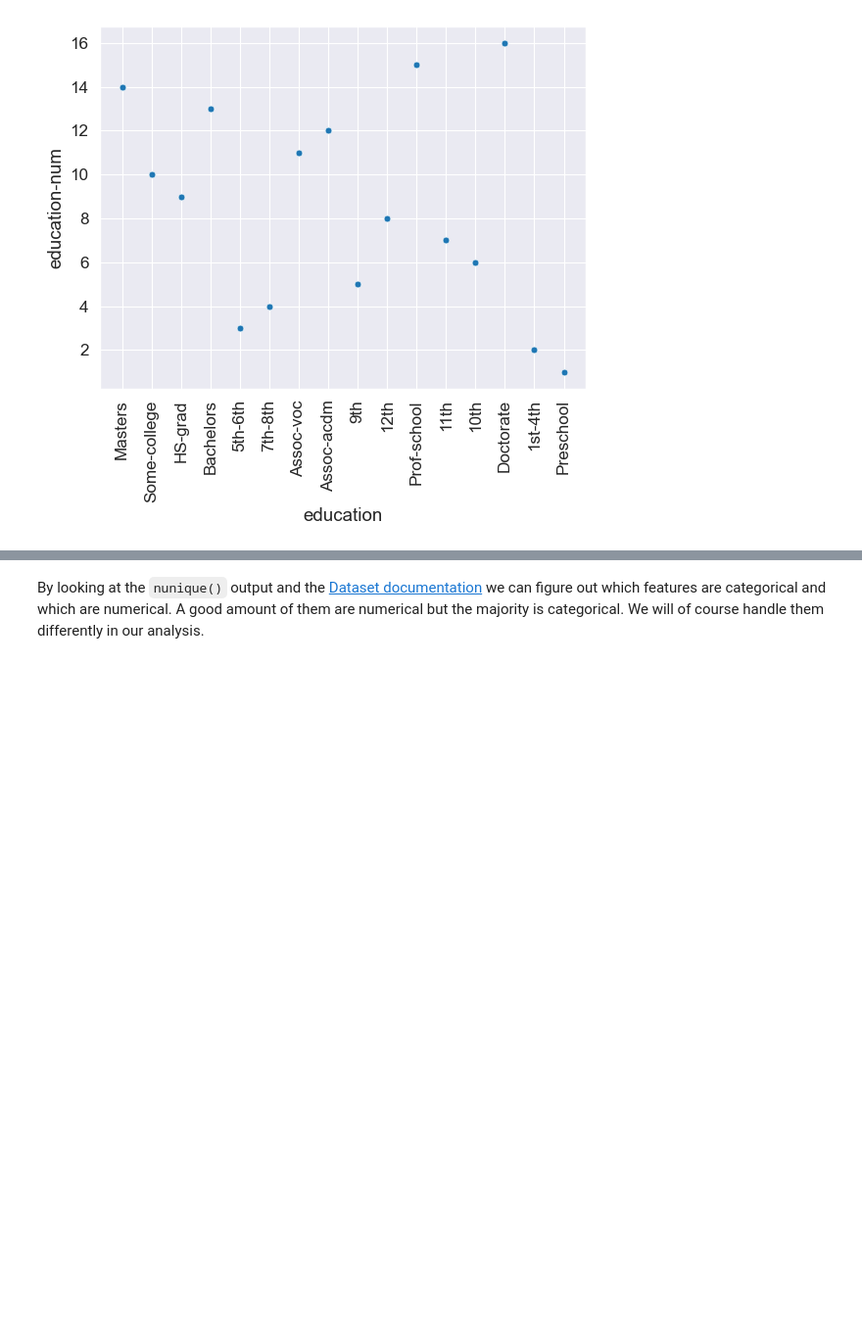
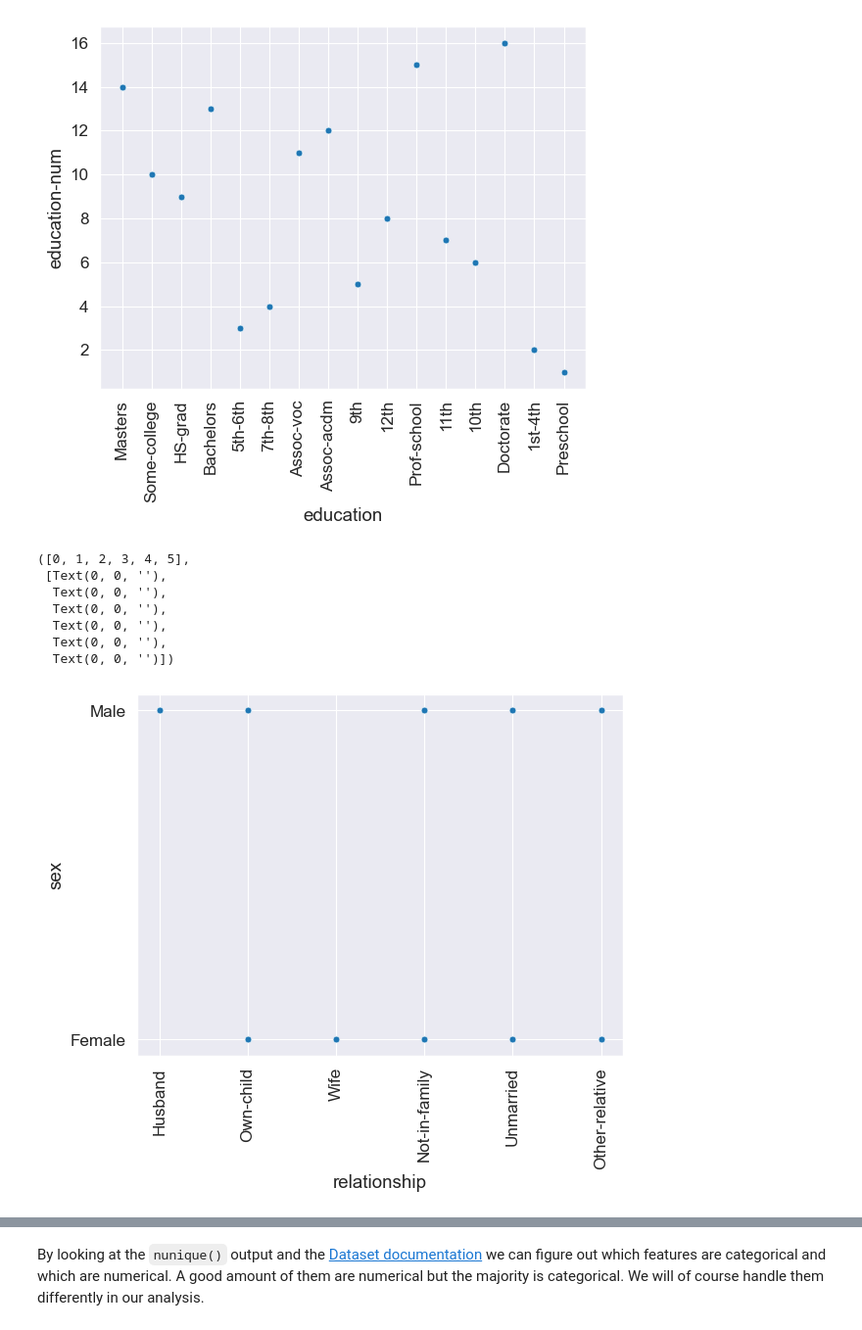
Before and after one commit to VladMarianCimpeanu/DIQ-assignment, a Jupyter notebook: code/simple_imputation_adult.ipynb, the cells around one changed output, grey strips where cells are left out. Shown: that part at 98% size. Cells and saved outputs as stored; diff of their text form; code cells hidden in the pictures; blank space fills up the shorter version.

```diff
--- a/code/simple_imputation_adult.ipynb
+++ b/code/simple_imputation_adult.ipynb
@@ -83,3 +113,15 @@ plt.xticks(rotation=90)
   Text(0, 0, ''),
   Text(0, 0, '')])
 [figure]
+# %%
+sns.scatterplot(working_df[['relationship', 'sex']], x='relationship', y='sex')
+plt.xticks(rotation=90)
+# %% [output]
+([0, 1, 2, 3, 4, 5],
+ [Text(0, 0, ''),
+  Text(0, 0, ''),
+  Text(0, 0, ''),
+  Text(0, 0, ''),
+  Text(0, 0, ''),
+  Text(0, 0, '')])
+[figure, added]
```
Also changed, not shown: parts of 7 cells of this notebook, 5 other files.
